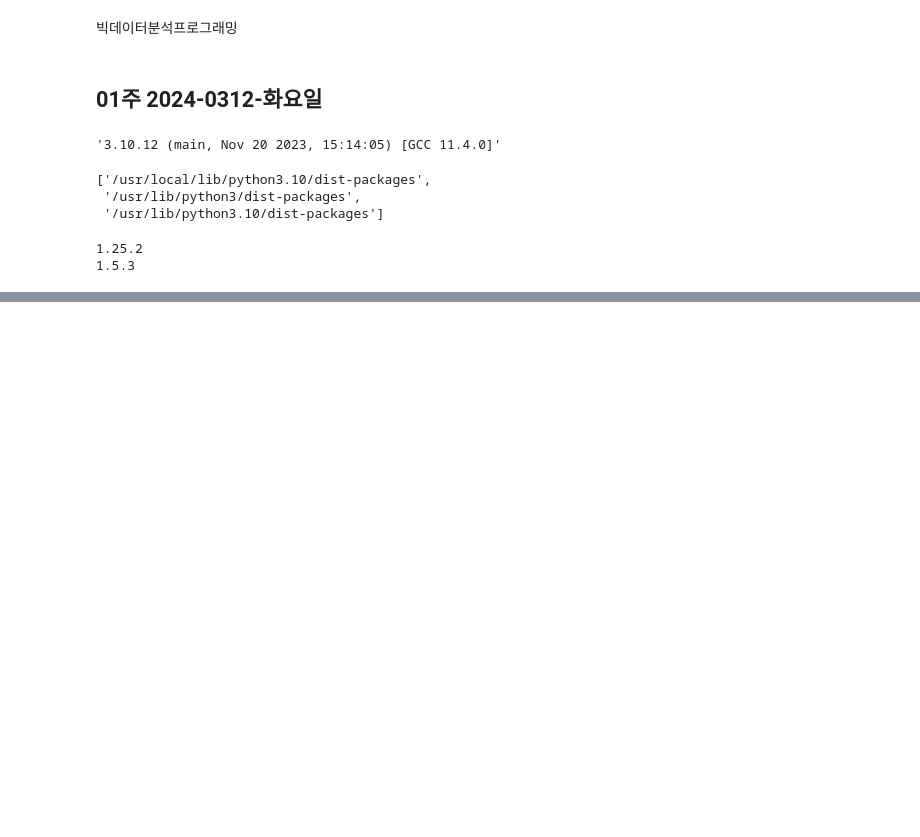
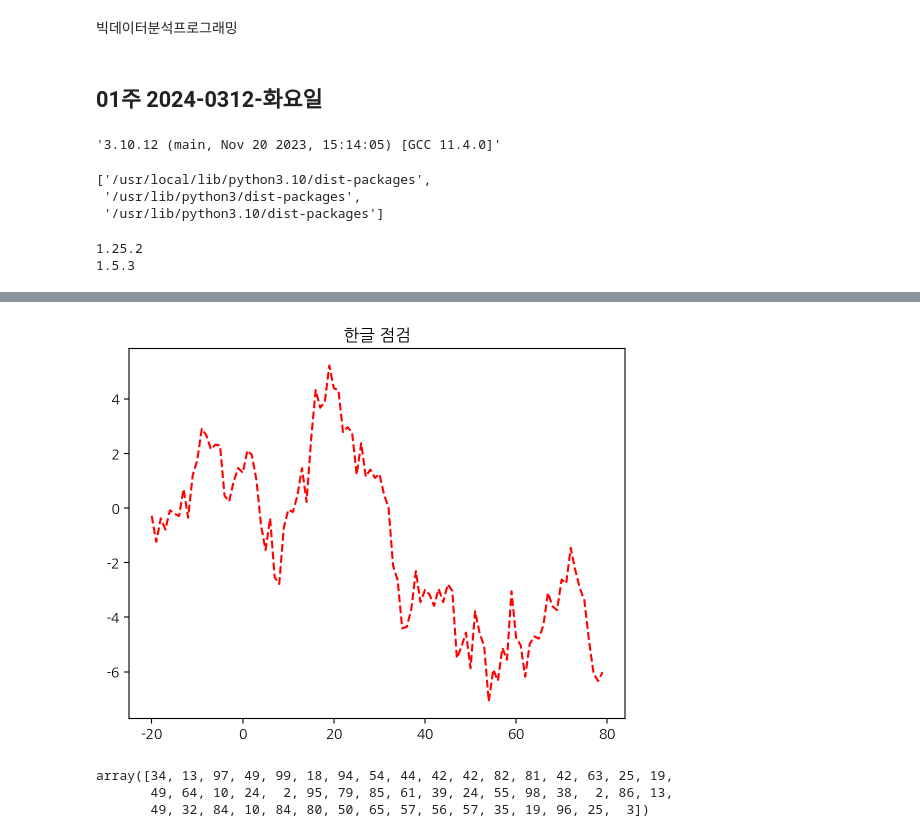
Before and after one commit to youngwoo28/2024-1-my-BDA, a Jupyter notebook: inclass/01w_0312_tue_bigdata_basic.ipynb, the cells around one changed output, grey strips where cells are left out. Saved outputs shown, nothing was run; the diff lists cells and outputs as text; code cells hidden in the pictures; blank space fills up the shorter version.

```diff
--- a/inclass/01w_0312_tue_bigdata_basic.ipynb
+++ b/inclass/01w_0312_tue_bigdata_basic.ipynb
@@ -29,0 +68,12 @@ print(pd.__version__)
+# %%
+plt.plot(range(-20, 80), np.random.randn(100).cumsum(), 'r--')
+plt.title('한글 점검');
+# %% [output]
+[figure, added]
+# %%
+x = np.random.randint(1,100,50)
+x
+# %% [output]
+array([34, 13, 97, 49, 99, 18, 94, 54, 44, 42, 42, 82, 81, 42, 63, 25, 19,
+       49, 64, 10, 24,  2, 95, 79, 85, 61, 39, 24, 55, 98, 38,  2, 86, 13,
+       49, 32, 84, 10, 84, 80, 50, 65, 57, 56, 57, 35, 19, 96, 25,  3])
```
Also changed, not shown: parts of 8 cells of this notebook.
